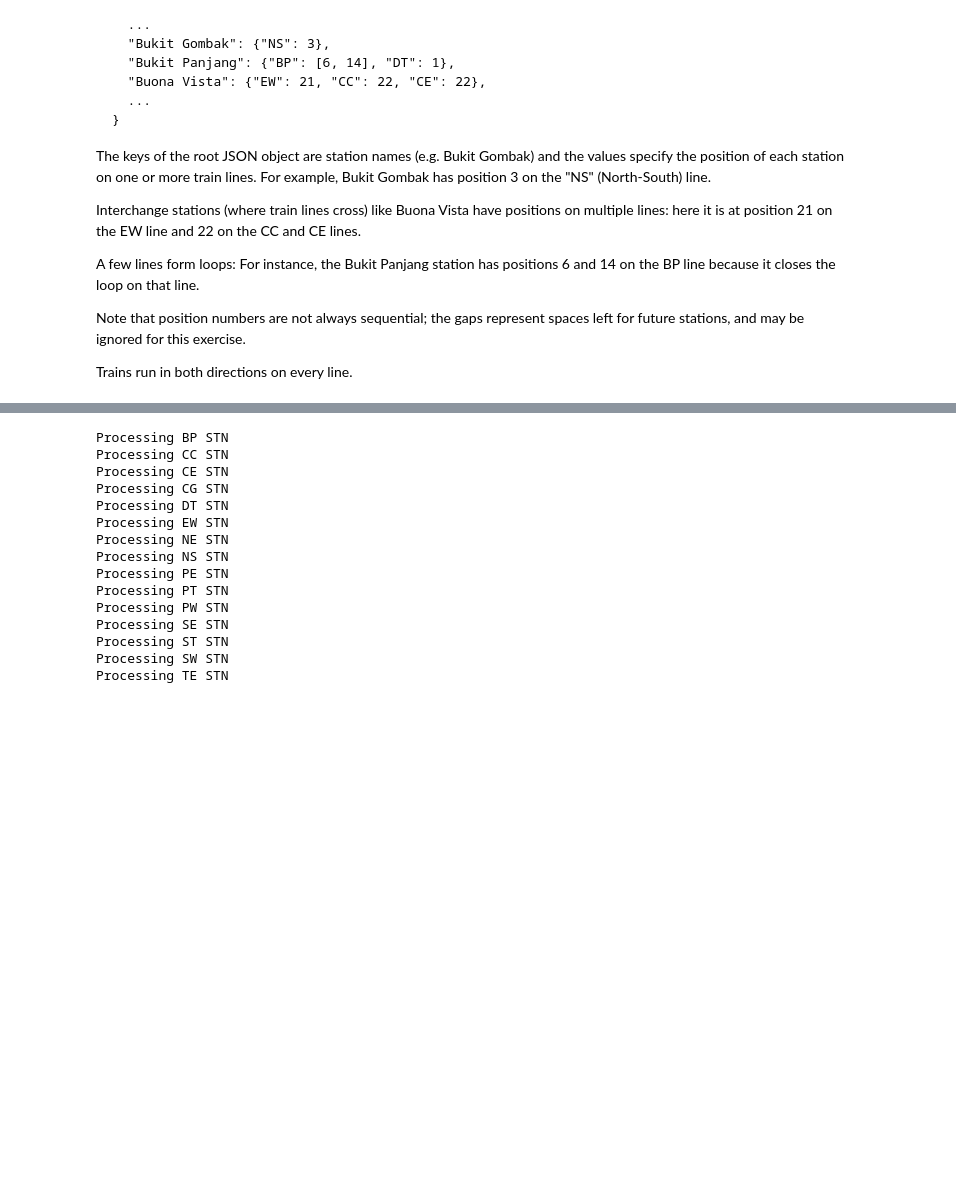
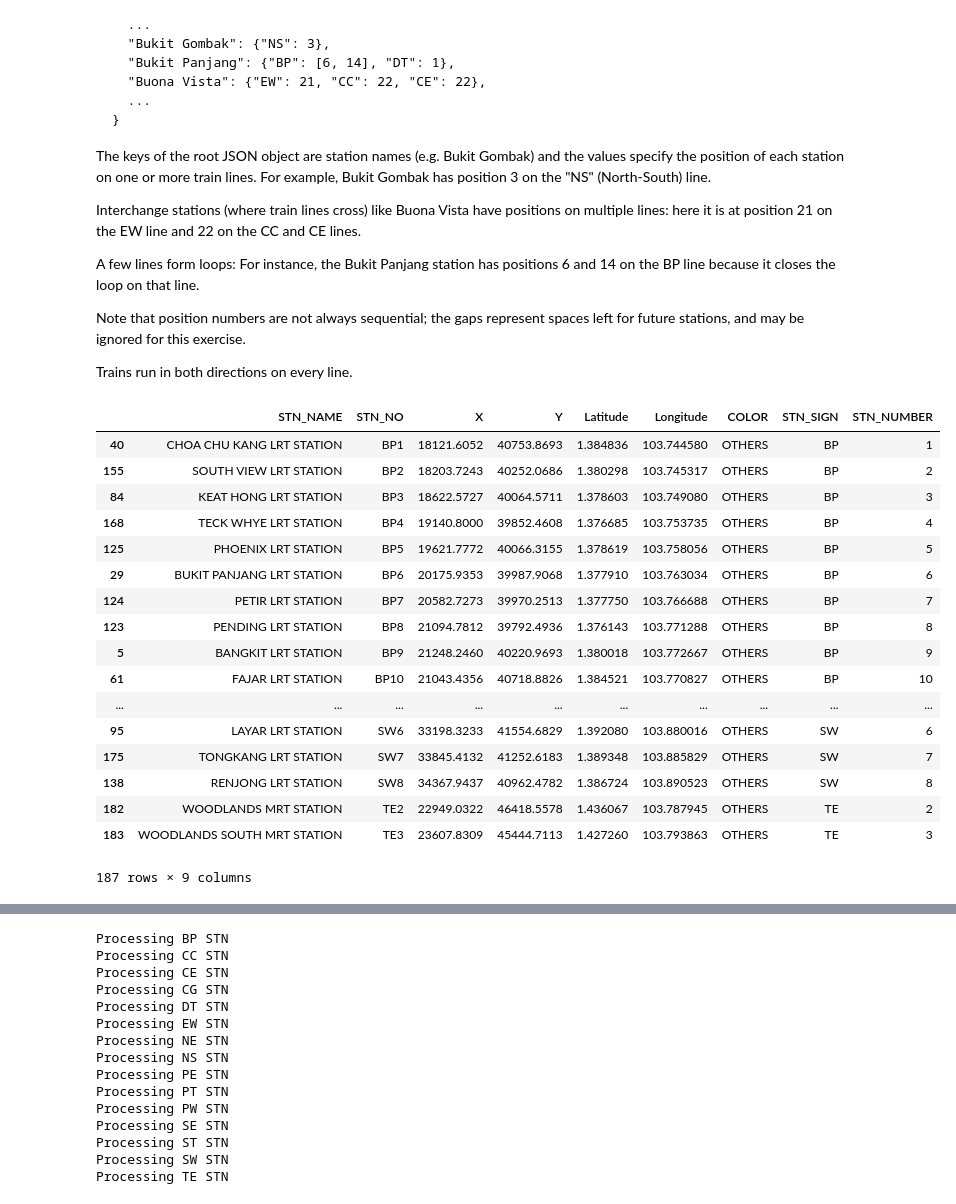
Before and after one commit to hung-phan/thing-i-want-to-build, a Jupyter notebook: apps/dl/MRT.ipynb, the cells around one changed output, grey strips where cells are left out. Cells and saved outputs as stored; diff of their text form; code cells hidden in the pictures; blank space fills up the shorter version.

```diff
--- a/apps/dl/MRT.ipynb
+++ b/apps/dl/MRT.ipynb
@@ -36,6 +36,27 @@ Trains run in both directions on every line.
 import pandas as pd
 # %%
 df = pd.read_csv("./mrtsg.csv")
+# %%
+df
+# %% [output]
+|  | STN_NAME | STN_NO | X | Y | Latitude | Longitude | COLOR | STN_SIGN | STN_NUMBER |
+| 40 | CHOA CHU KANG LRT STATION | BP1 | 18121.6052 | 40753.8693 | 1.384836 | 103.744580 | OTHERS | BP | 1 |
+| 155 | SOUTH VIEW LRT STATION | BP2 | 18203.7243 | 40252.0686 | 1.380298 | 103.745317 | OTHERS | BP | 2 |
+| 84 | KEAT HONG LRT STATION | BP3 | 18622.5727 | 40064.5711 | 1.378603 | 103.749080 | OTHERS | BP | 3 |
+| 168 | TECK WHYE LRT STATION | BP4 | 19140.8000 | 39852.4608 | 1.376685 | 103.753735 | OTHERS | BP | 4 |
+| 125 | PHOENIX LRT STATION | BP5 | 19621.7772 | 40066.3155 | 1.378619 | 103.758056 | OTHERS | BP | 5 |
+| 29 | BUKIT PANJANG LRT STATION | BP6 | 20175.9353 | 39987.9068 | 1.377910 | 103.763034 | OTHERS | BP | 6 |
+| 124 | PETIR LRT STATION | BP7 | 20582.7273 | 39970.2513 | 1.377750 | 103.766688 | OTHERS | BP | 7 |
+| 123 | PENDING LRT STATION | BP8 | 21094.7812 | 39792.4936 | 1.376143 | 103.771288 | OTHERS | BP | 8 |
+| 5 | BANGKIT LRT STATION | BP9 | 21248.2460 | 40220.9693 | 1.380018 | 103.772667 | OTHERS | BP | 9 |
+| 61 | FAJAR LRT STATION | BP10 | 21043.4356 | 40718.8826 | 1.384521 | 103.770827 | OTHERS | BP | 10 |
+| ... | ... | ... | ... | ... | ... | ... | ... | ... | ... |
+| 95 | LAYAR LRT STATION | SW6 | 33198.3233 | 41554.6829 | 1.392080 | 103.880016 | OTHERS | SW | 6 |
+| 175 | TONGKANG LRT STATION | SW7 | 33845.4132 | 41252.6183 | 1.389348 | 103.885829 | OTHERS | SW | 7 |
+| 138 | RENJONG LRT STATION | SW8 | 34367.9437 | 40962.4782 | 1.386724 | 103.890523 | OTHERS | SW | 8 |
+| 182 | WOODLANDS MRT STATION | TE2 | 22949.0322 | 46418.5578 | 1.436067 | 103.787945 | OTHERS | TE | 2 |
+| 183 | WOODLANDS SOUTH MRT STATION | TE3 | 23607.8309 | 45444.7113 | 1.427260 | 103.793863 | OTHERS | TE | 3 |
+187 rows × 9 columns
 # %%
 df = df.drop_duplicates(['STN_NAME', 'STN_NO', 'COLOR'])
 # %%
```
Also changed, not shown: parts of 2 cells of this notebook.
